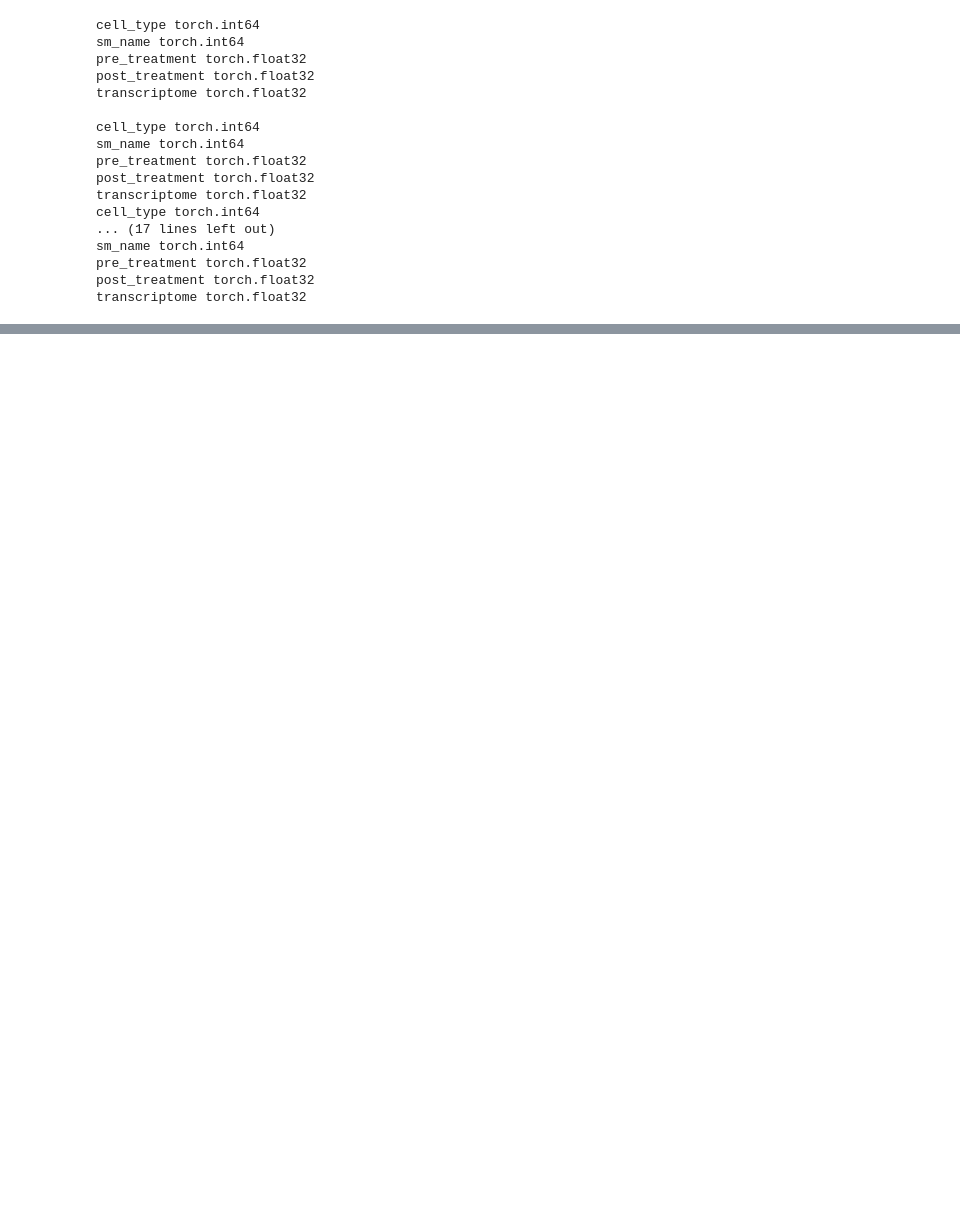
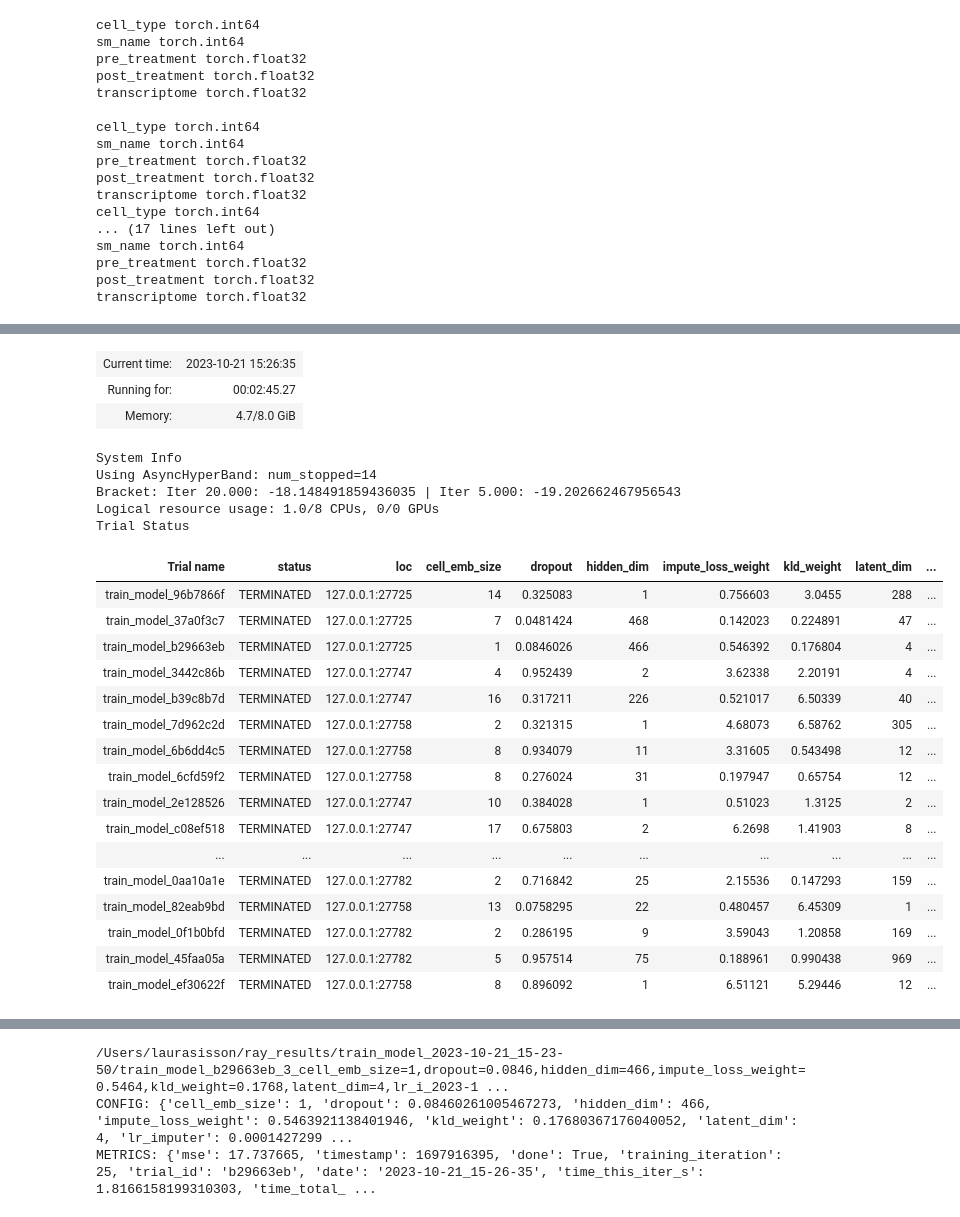
Before and after one commit to laurahsisson/Perturbations, a Jupyter notebook: oldrnvae.ipynb, the cells around one changed output, grey strips where cells are left out. Drawn from its saved outputs; the diff is of its cells as text; code cells hidden in the pictures; blank space fills up the shorter version.

```diff
--- a/oldrnvae.ipynb
+++ b/oldrnvae.ipynb
@@ -273,6 +288,11 @@ def make_models(config, input_data, fold):
     }
 
 def train_model(config, input_data):
+    def report(epoch,result):
+        train.report(result)
+        # if epoch % 10 == 0:
+        #     print(epoch,result)
+
     all_models = []
     for fold in input_data["fold_to_eval_df"]:
         all_models.append(make_models(config, input_data, fold))
@@ -283,12 +303,13 @@ def train_model(config, input_data):
             losses.append(epoch(all_models[fold]))
 
         if np.any(np.isnan(losses)):
-            print({"mse": np.nan, "done": True})
+            report(i,{input_data["metric"]: np.nan, "done": True})
         else:
-            print({"mse": np.mean(losses)})
+            report(i,{input_data["metric"]: np.mean(losses)})
 # %%
-num_samples = 1
-epochs = 100
+num_samples = 25
+epochs = 25
+metric = "mse"
 
 input_data = {
     "rnvae_loader": rnvae_loader,
@@ -296,6 +317,7 @@ input_data = {
     "eval_loaders": eval_loaders,
     "fold_to_eval_df": fold_to_eval_df,
     "epochs": epochs,
+    "metric": metric
 }
 
 example_config = {
@@ -323,23 +345,23 @@ space = {
 }
 
 train_model(example_config,input_data)
-# mode = "min"
-# hyperopt_search = HyperOptSearch(space, metric="mse", mode=mode)
-# scheduler = ASHAScheduler(metric="mse", grace_period=5, mode=mode, max_t=epochs)
-# tuner = tune.Tuner(
-#     tune.with_parameters(train_model, input_data=input_data),
-#     tune_config=tune.TuneConfig(
-#         num_samples=num_samples,
-#         search_alg=hyperopt_search,
-#         scheduler=scheduler
-#     ),
-#     run_config=train.RunConfig(
-#         failure_config=train.FailureConfig(fail_fast=False))
-# )
-# results = tuner.fit()
+mode = "min"
+hyperopt_search = HyperOptSearch(space, metric="mse", mode=mode)
+scheduler = ASHAScheduler(metric="mse", grace_period=5, mode=mode, max_t=epochs)
+tuner = tune.Tuner(
+    tune.with_parameters(train_model, input_data=input_data),
+    tune_config=tune.TuneConfig(
+        num_samples=num_samples,
+        search_alg=hyperopt_search,
+        scheduler=scheduler
+    ),
+    run_config=train.RunConfig(
+        failure_config=train.FailureConfig(fail_fast=False))
+)
+results = tuner.fit()
 
-# best_result = results.get_best_result(metric, mode=mode)
-# print(best_result.path)
-# print("CONFIG:", best_result.config)
-# print("METRICS:", best_result.metrics)
+best_result = results.get_best_result(metric, mode=mode)
+print(best_result.path)
+print("CONFIG:", best_result.config)
+print("METRICS:", best_result.metrics)
 # %% [output]
@@ -362,0 +369,25 @@ train_model(example_config,input_data)
+| Current time: | 2023-10-21 15:26:35 |
+| Running for: | 00:02:45.27 |
+| Memory: | 4.7/8.0 GiB |
+System Info
+Using AsyncHyperBand: num_stopped=14
+Bracket: Iter 20.000: -18.148491859436035 | Iter 5.000: -19.202662467956543
+Logical resource usage: 1.0/8 CPUs, 0/0 GPUs
+Trial Status
+| Trial name | status | loc | cell_emb_size | dropout | hidden_dim | impute_loss_weight | kld_weight | latent_dim | ... |
+| train_model_96b7866f | TERMINATED | 127.0.0.1:27725 | 14 | 0.325083 | 1 | 0.756603 | 3.0455 | 288 | ... |
+| train_model_37a0f3c7 | TERMINATED | 127.0.0.1:27725 | 7 | 0.0481424 | 468 | 0.142023 | 0.224891 | 47 | ... |
+| train_model_b29663eb | TERMINATED | 127.0.0.1:27725 | 1 | 0.0846026 | 466 | 0.546392 | 0.176804 | 4 | ... |
+| train_model_3442c86b | TERMINATED | 127.0.0.1:27747 | 4 | 0.952439 | 2 | 3.62338 | 2.20191 | 4 | ... |
+| train_model_b39c8b7d | TERMINATED | 127.0.0.1:27747 | 16 | 0.317211 | 226 | 0.521017 | 6.50339 | 40 | ... |
+| train_model_7d962c2d | TERMINATED | 127.0.0.1:27758 | 2 | 0.321315 | 1 | 4.68073 | 6.58762 | 305 | ... |
+| train_model_6b6dd4c5 | TERMINATED | 127.0.0.1:27758 | 8 | 0.934079 | 11 | 3.31605 | 0.543498 | 12 | ... |
+| train_model_6cfd59f2 | TERMINATED | 127.0.0.1:27758 | 8 | 0.276024 | 31 | 0.197947 | 0.65754 | 12 | ... |
+| train_model_2e128526 | TERMINATED | 127.0.0.1:27747 | 10 | 0.384028 | 1 | 0.51023 | 1.3125 | 2 | ... |
+| train_model_c08ef518 | TERMINATED | 127.0.0.1:27747 | 17 | 0.675803 | 2 | 6.2698 | 1.41903 | 8 | ... |
+| ... | ... | ... | ... | ... | ... | ... | ... | ... | ... |
+| train_model_0aa10a1e | TERMINATED | 127.0.0.1:27782 | 2 | 0.716842 | 25 | 2.15536 | 0.147293 | 159 | ... |
+| train_model_82eab9bd | TERMINATED | 127.0.0.1:27758 | 13 | 0.0758295 | 22 | 0.480457 | 6.45309 | 1 | ... |
+| train_model_0f1b0bfd | TERMINATED | 127.0.0.1:27782 | 2 | 0.286195 | 9 | 3.59043 | 1.20858 | 169 | ... |
+| train_model_45faa05a | TERMINATED | 127.0.0.1:27782 | 5 | 0.957514 | 75 | 0.188961 | 0.990438 | 969 | ... |
+| train_model_ef30622f | TERMINATED | 127.0.0.1:27758 | 8 | 0.896092 | 1 | 6.51121 | 5.29446 | 12 | ... |
@@ -362,0 +396,3 @@ train_model(example_config,input_data)
+/Users/laurasisson/ray_results/train_model_2023-10-21_15-23-50/train_model_b29663eb_3_cell_emb_size=1,dropout=0.0846,hidden_dim=466,impute_loss_weight=0.5464,kld_weight=0.1768,latent_dim=4,lr_i_2023-1 ...
+CONFIG: {'cell_emb_size': 1, 'dropout': 0.08460261005467273, 'hidden_dim': 466, 'impute_loss_weight': 0.5463921138401946, 'kld_weight': 0.17680367176040052, 'latent_dim': 4, 'lr_imputer': 0.0001427299 ...
+METRICS: {'mse': 17.737665, 'timestamp': 1697916395, 'done': True, 'training_iteration': 25, 'trial_id': 'b29663eb', 'date': '2023-10-21_15-26-35', 'time_this_iter_s': 1.8166158199310303, 'time_total_ ...
```
Also changed, not shown: parts of 4 cells of this notebook, 1 other file.
